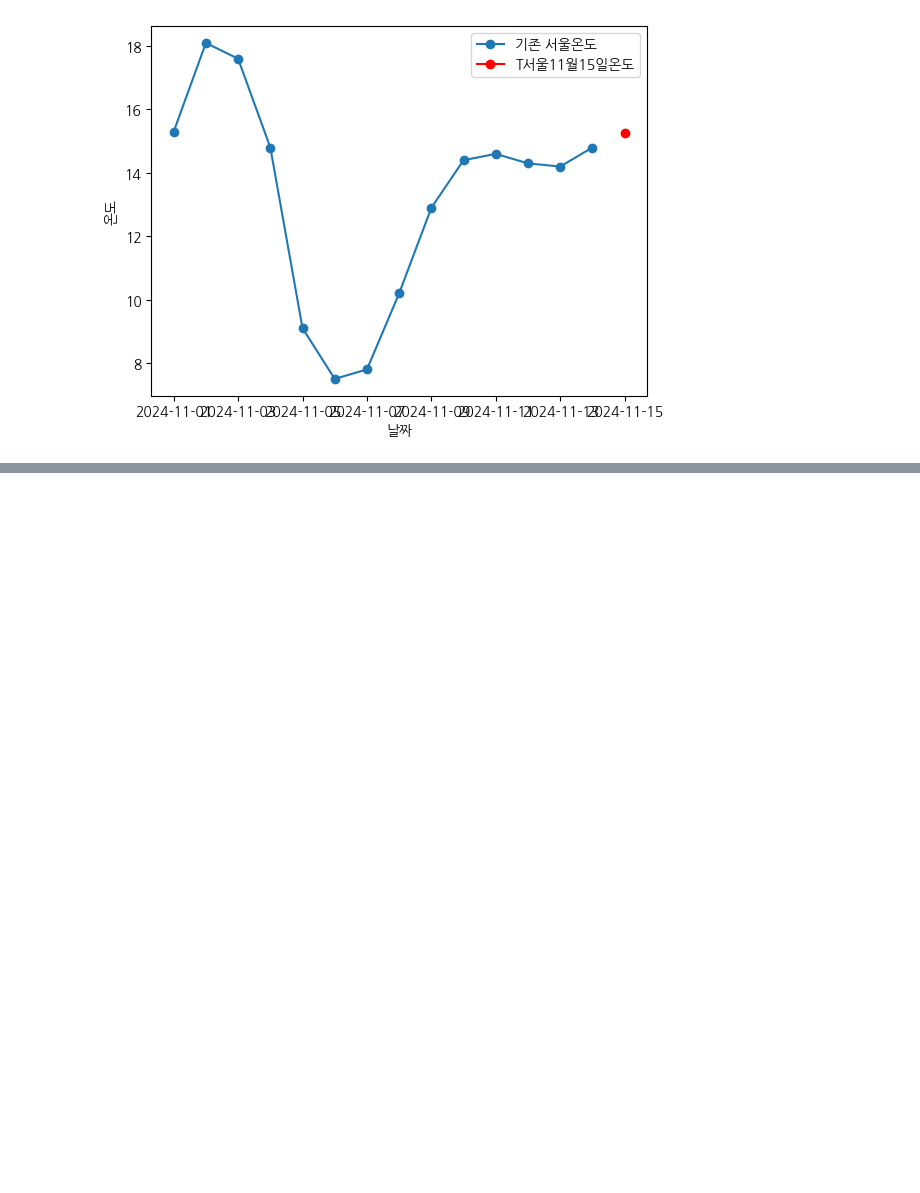
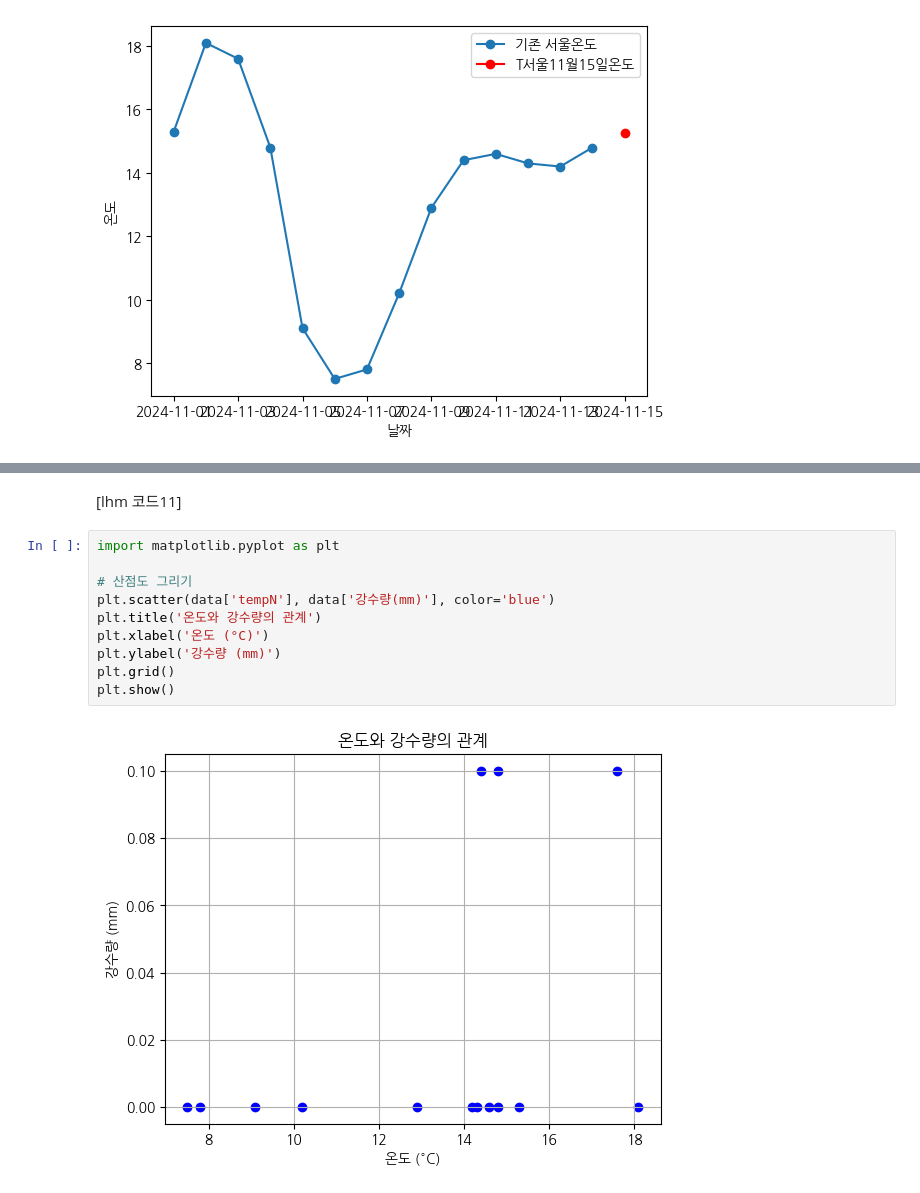
Before and after one commit to yihimin/python_data_analyzing, a Jupyter notebook: LHM202312407.ipynb, the cells around one changed output, grey strips where cells are left out. Saved outputs shown, nothing was run; the diff lists cells and outputs as text; blank space fills up the shorter version.

```diff
--- a/LHM202312407.ipynb
+++ b/LHM202312407.ipynb
@@ -93,0 +231,14 @@ plt.show()
+# %% [markdown]
+[lhm 코드11]
+# %%
+import matplotlib.pyplot as plt
+
+# 산점도 그리기
+plt.scatter(data['tempN'], data['강수량(mm)'], color='blue')
+plt.title('온도와 강수량의 관계')
+plt.xlabel('온도 (°C)')
+plt.ylabel('강수량 (mm)')
+plt.grid()
+plt.show()
+# %% [output]
+[figure, added]
```
Also changed, not shown: parts of 16 cells of this notebook.
